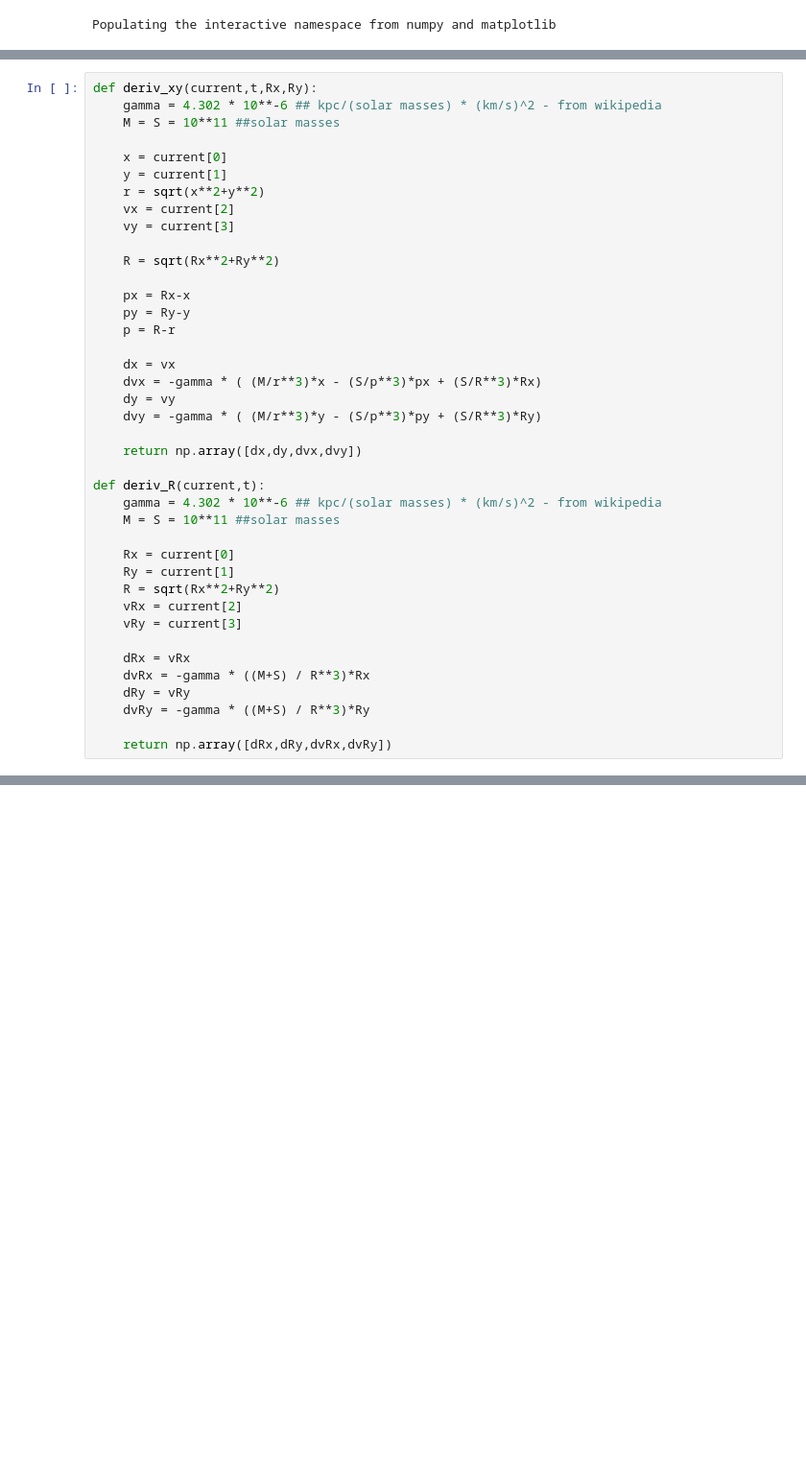
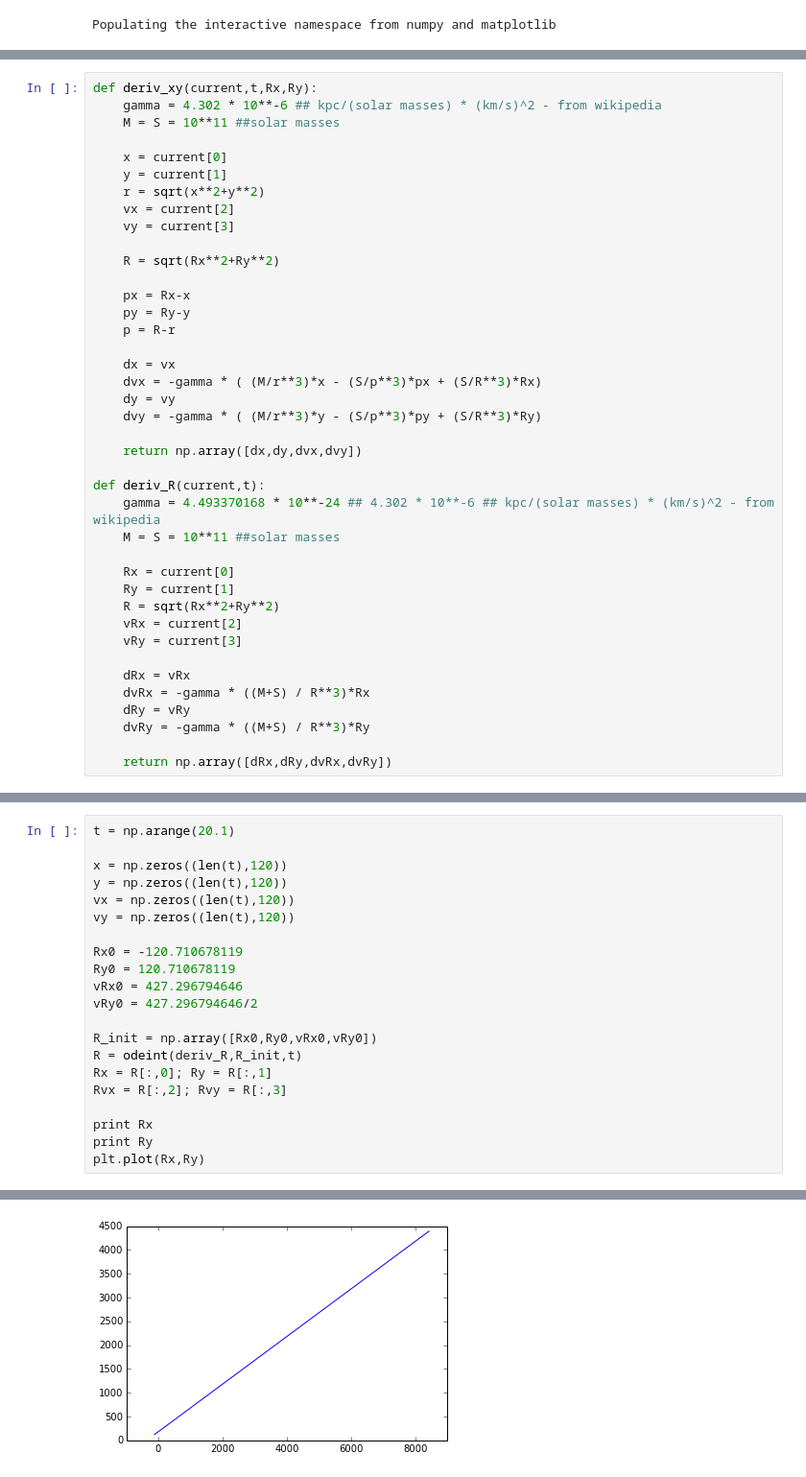
Before and after one commit to jpelgrif/PHYS202-S14, a Jupyter notebook: Project/Project.ipynb, the cells around one changed output, grey strips where cells are left out. Shown at 96% size. Drawn from its saved outputs; the diff is of its cells as text; blank space fills up the shorter version.

```diff
--- a/Project/Project.ipynb
+++ b/Project/Project.ipynb
@@ -70,7 +74,7 @@ def deriv_xy(current,t,Rx,Ry):
     return np.array([dx,dy,dvx,dvy])
 
 def deriv_R(current,t):
-    gamma = 4.302 * 10**-6 ## kpc/(solar masses) * (km/s)^2 - from wikipedia
+    gamma = 4.493370168 * 10**-24 ## 4.302 * 10**-6 ## kpc/(solar masses) * (km/s)^2 - from wikipedia
     M = S = 10**11 ##solar masses
 
     Rx = current[0]
@@ -137,0 +157,22 @@ plt.show()
+# %%
+t = np.arange(20.1)
+
+x = np.zeros((len(t),120))
+y = np.zeros((len(t),120))
+vx = np.zeros((len(t),120))
+vy = np.zeros((len(t),120))
+
+Rx0 = -120.710678119
+Ry0 = 120.710678119
+vRx0 = 427.296794646
+vRy0 = 427.296794646/2
+
+R_init = np.array([Rx0,Ry0,vRx0,vRy0])
+R = odeint(deriv_R,R_init,t)
+Rx = R[:,0]; Ry = R[:,1]
+Rvx = R[:,2]; Rvy = R[:,3]
+
+print Rx
+print Ry
+plt.plot(Rx,Ry)
+# %% [output]
@@ -137,0 +190 @@ plt.show()
+[figure, added]
```
Also changed, not shown: parts of 5 cells of this notebook.
